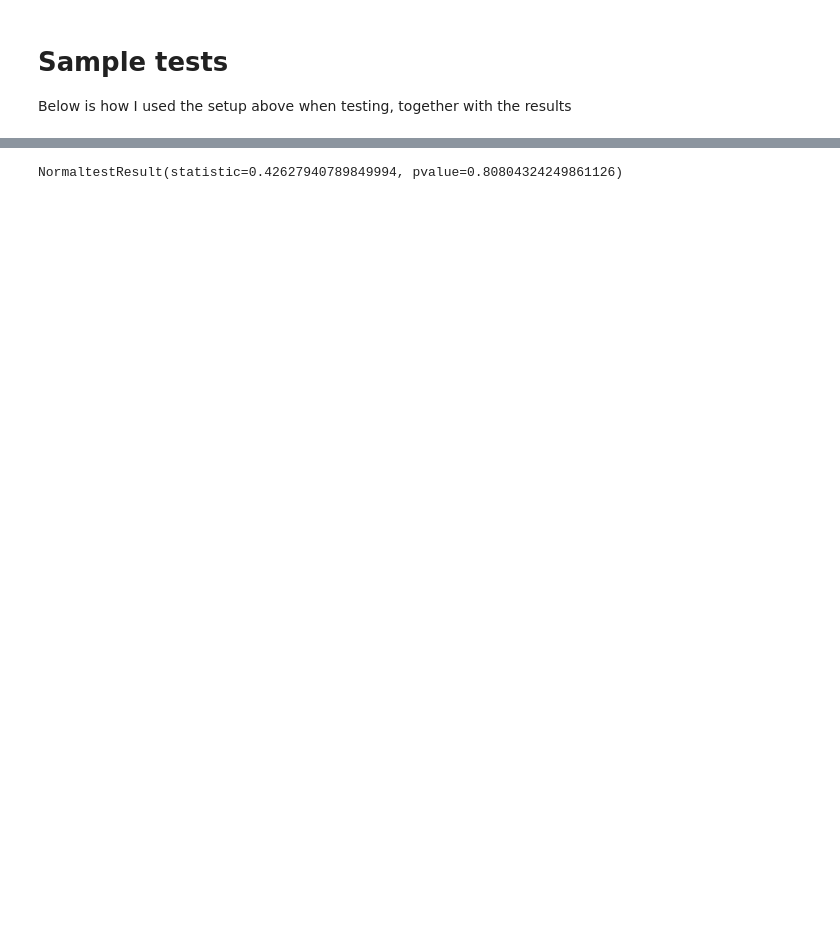
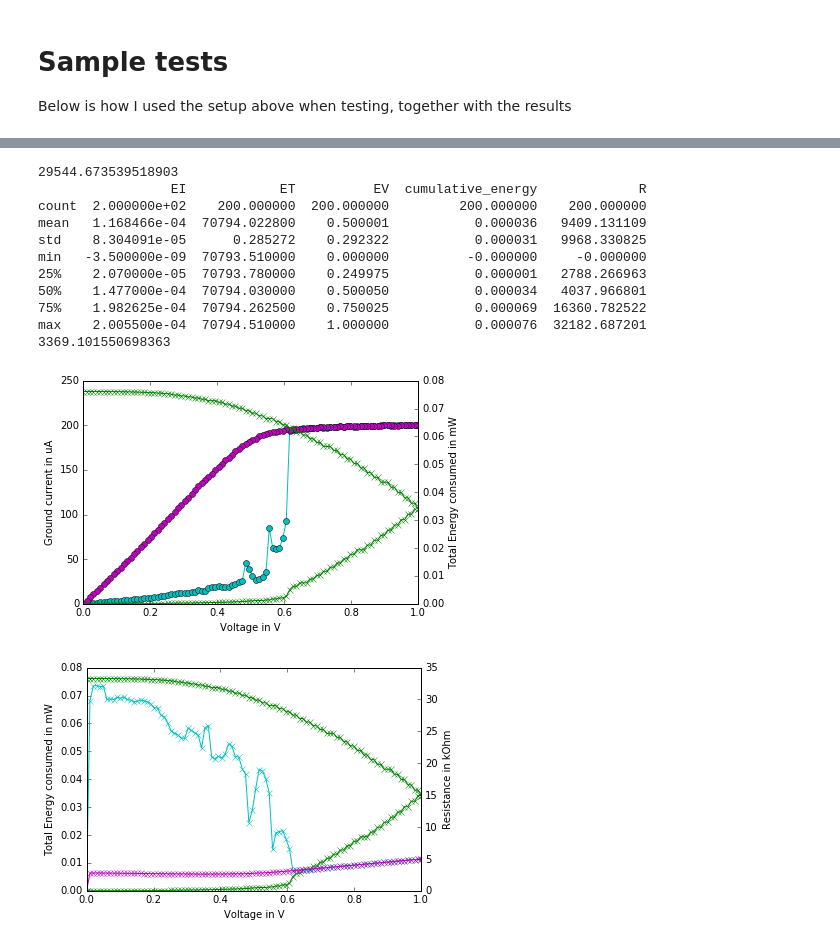
Before and after one commit to igor-krawczuk/agilentpyvisa, a Jupyter notebook: TestingToolbox.ipynb, the cells around one changed output, grey strips where cells are left out. Drawn from its saved outputs; the diff is of its cells as text; code cells hidden in the pictures; blank space fills up the shorter version.

```diff
--- a/TestingToolbox.ipynb
+++ b/TestingToolbox.ipynb
@@ -137,7 +72,0 @@ LRS 6176.590294237355
-# %%
-import scipy.stats as stat
-from sklearn.naive_bayes import GaussianNB
-
-stat.normaltest(rdf.iloc[rdf[rdf['Type']=='Set'].index[0:-1]+1]['Resistance'].values)
-# %% [output]
-NormaltestResult(statistic=0.42627940789849994, pvalue=0.80804324249861126)
@@ -152,0 +73,19 @@ search=[]
+# %%
+print(checkR(CURRENT_SAMPLE))
+s=set_sweep(1.0,100,5e-3, mrange=MeasureRanges_I.uA10_limited,gate=1.9,plot=True)
+s.to_csv("{}_set_{}.csv".format(datetime.now().strftime('%Y-%m-%d_%H-%M-%S'), CURRENT_SAMPLE))
+print(checkR(CURRENT_SAMPLE))
+# %% [output]
+29544.673539518903
+                 EI            ET          EV  cumulative_energy             R
+count  2.000000e+02    200.000000  200.000000         200.000000    200.000000
+mean   1.168466e-04  70794.022800    0.500001           0.000036   9409.131109
+std    8.304091e-05      0.285272    0.292322           0.000031   9968.330825
+min   -3.500000e-09  70793.510000    0.000000          -0.000000     -0.000000
+25%    2.070000e-05  70793.780000    0.249975           0.000001   2788.266963
+50%    1.477000e-04  70794.030000    0.500050           0.000034   4037.966801
+75%    1.982625e-04  70794.262500    0.750025           0.000069  16360.782522
+max    2.005500e-04  70794.510000    1.000000           0.000076  32182.687201
+3369.101550698363
+[figure, added]
+[figure, added]
```
Also changed, not shown: parts of 18 cells of this notebook, 1 other file.
